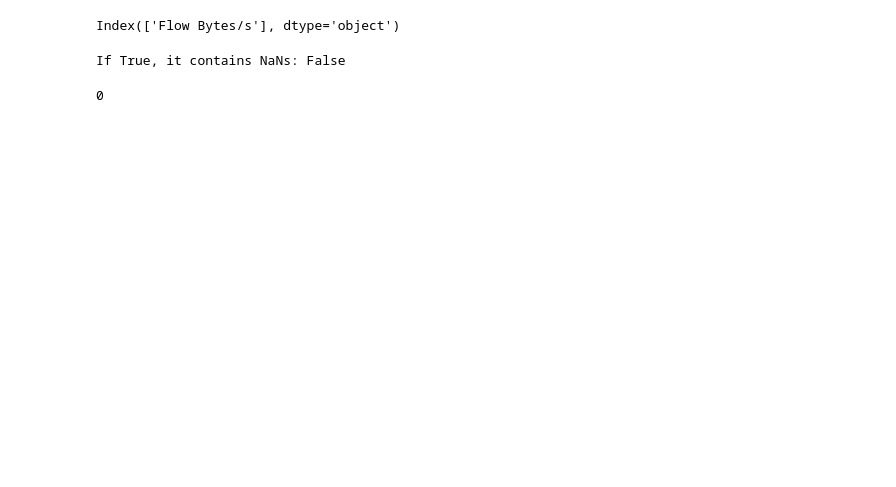
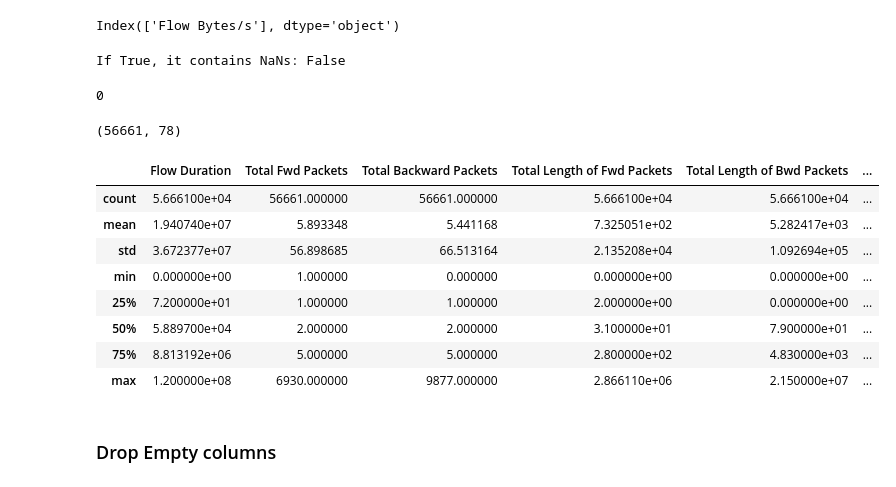
Before and after one commit to ClockWize171/network-traffic-analysis-tensorflow, a Jupyter notebook: cicids2017_analysis.ipynb, the cells around one changed output. Saved outputs shown, nothing was run; the diff lists cells and outputs as text; code cells hidden in the pictures; blank space fills up the shorter version.

Commit message:
data pre-processing finish in cicids2017

```diff
--- a/cicids2017_analysis.ipynb
+++ b/cicids2017_analysis.ipynb
@@ -27,7 +26,7 @@ Amount of GPUs : 1
 To import the dataset, we need to follow along with the relative folder path. <br>
 # %%
 # Importing dataset
-dataset = pd.read_csv('datasets/cicids2017/CICIDS2017_sample.csv')
+dataset = pd.read_csv('datasets/cicids2017/CICIDS2017_sample1.csv')
 pd.set_option("display.max_columns", None)
 # %%
 print('Dimension: ', dataset.shape)
@@ -72,6 +73,7 @@ dataset.loc[:, dataset.isnull().any()].columns
 Index(['Flow Bytes/s'], dtype='object')
 # %%
 # change variables (datasets -> dataframe)
-dataframe = dataset.fillna(0)
+dataset['Flow Bytes/s'].fillna(0, inplace = True)
+dataset['Flow Packets/s'].fillna(0, inplace = True)
 # %%
 # rechecking NaNs value in datasets
@@ -80,3 +82,19 @@ dataframe.isnull().sum().sum()
 # %% [output]
 If True, it contains NaNs: False
 0
+# %%
+print(dataset.shape)
+dataset.describe()
+# %% [output]
+(56661, 78)
+|  | Flow Duration | Total Fwd Packets | Total Backward Packets | Total Length of Fwd Packets | Total Length of Bwd Packets | ... |
+| count | 5.666100e+04 | 56661.000000 | 56661.000000 | 5.666100e+04 | 5.666100e+04 | ... |
+| mean | 1.940740e+07 | 5.893348 | 5.441168 | 7.325051e+02 | 5.282417e+03 | ... |
+| std | 3.672377e+07 | 56.898685 | 66.513164 | 2.135208e+04 | 1.092694e+05 | ... |
+| min | 0.000000e+00 | 1.000000 | 0.000000 | 0.000000e+00 | 0.000000e+00 | ... |
+| 25% | 7.200000e+01 | 1.000000 | 1.000000 | 2.000000e+00 | 0.000000e+00 | ... |
+| 50% | 5.889700e+04 | 2.000000 | 2.000000 | 3.100000e+01 | 7.900000e+01 | ... |
+| 75% | 8.813192e+06 | 5.000000 | 5.000000 | 2.800000e+02 | 4.830000e+03 | ... |
+| max | 1.200000e+08 | 6930.000000 | 9877.000000 | 2.866110e+06 | 2.150000e+07 | ... |
+# %% [markdown]
+### Drop Empty columns
```
Also changed, not shown: parts of 13 cells of this notebook, 2 other files.
